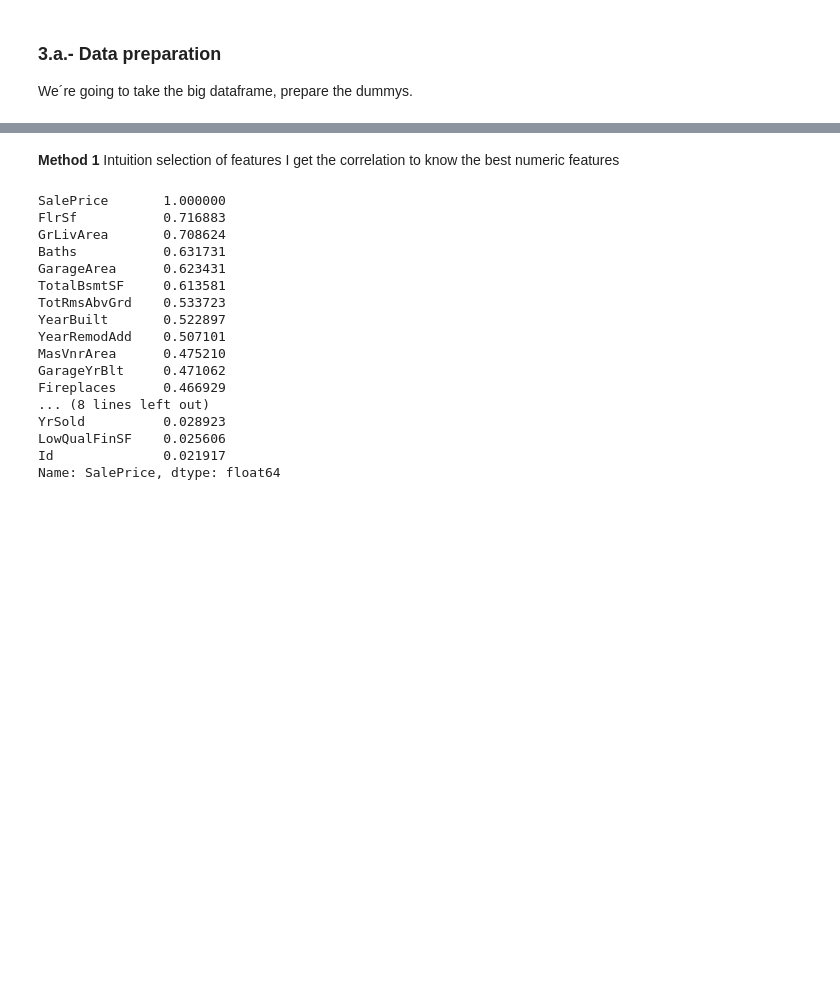
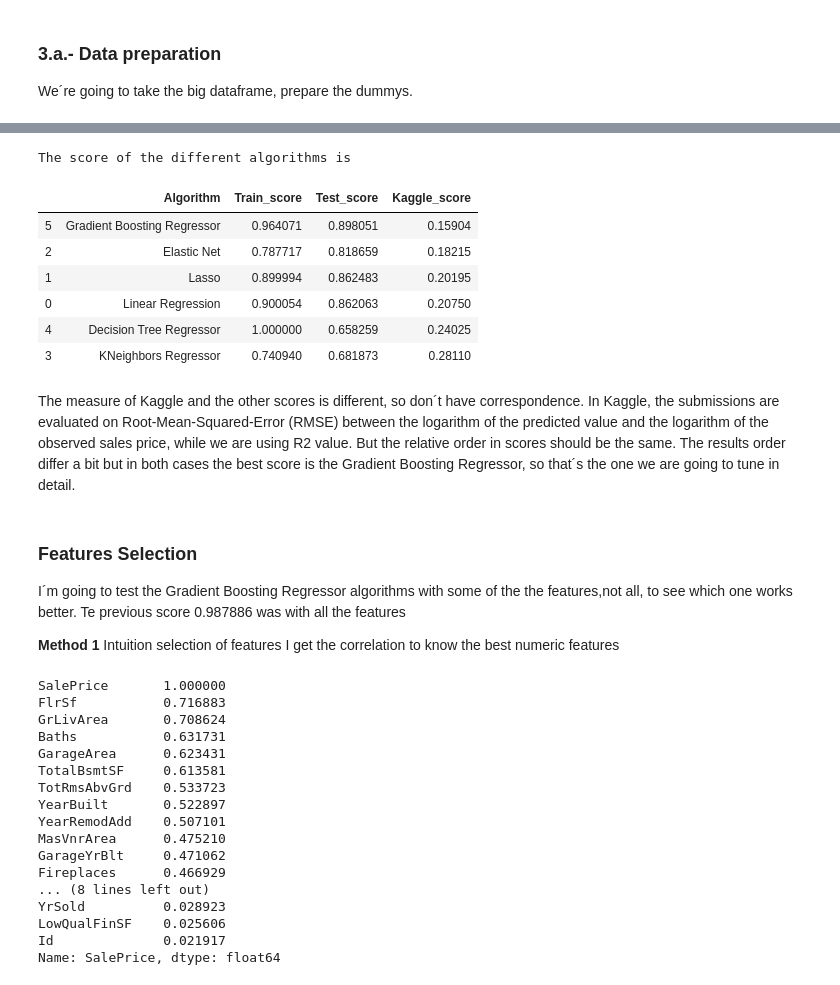
Before and after one commit to canceleiro/House-Prizes, a Jupyter notebook: House_prizes.ipynb, the cells around one changed output, grey strips where cells are left out. Drawn from its saved outputs; the diff is of its cells as text; code cells hidden in the pictures; blank space fills up the shorter version.

Commit message:
ADDED FEATURES SELECTION AND REMOVE OUTLIERS

```diff
--- a/House_prizes.ipynb
+++ b/House_prizes.ipynb
@@ -484,0 +501,38 @@ df_train.shape, df_test.shape
+# %%
+def test_model(alg,file):
+    train_score = 0
+    test_score = 0
+    clf = alg
+    clf.fit(X_train, y_train)
+    y_pred = clf.predict(X_test)
+    y_K = clf.predict(X_K)
+    train_score = clf.score(X_train, y_train)
+    test_score = clf.score(X_test, y_test)
+    output = pd.DataFrame({'Id': X_K.Id,'SalePrice': y_K})
+    output.to_csv(file, index=False)
+
+    return train_score, test_score
+# %%
+#Test Linear Regression, create df of scores and its score
+model = test_model(LinearRegression(),'Kaggle/00_Linear_Regression.csv')
+scores = pd.DataFrame({'Algorithm': 'Linear Regression', 'Train_score': [model[0]], 'Test_score': [model[1]]},columns = ['Algorithm','Train_score','Test_score'])
+
+#Test Lasso, create add score to df
+model =test_model(Lasso(),'Kaggle/01_Lasso.csv')
+scores = scores.append({'Algorithm' : 'Lasso' , 'Train_score' : model[0], 'Test_score' : model[1]} , ignore_index=True)
+
+#Test Elastic Net, create add score to df
+model =test_model(ElasticNet(),'Kaggle/02_Elastic_Net.csv')
+scores = scores.append({'Algorithm' : 'Elastic Net' , 'Train_score' : model[0], 'Test_score' : model[1]} , ignore_index=True)
+
+#Test KNeighborsRegressor(), create add score to df
+model =test_model(KNeighborsRegressor(),'Kaggle/03_KNeighbors_Regressor.csv')
+scores = scores.append({'Algorithm' :'KNeighbors Regressor' , 'Train_score' : model[0], 'Test_score' : model[1]} , ignore_index=True)
+
+#Test DecisionTreeRegressor(), create add score to df
+model =test_model(DecisionTreeRegressor(),'Kaggle/04_Decision_Tree_Regressor.csv')
+scores = scores.append({'Algorithm' : 'Decision Tree Regressor' , 'Train_score' : model[0], 'Test_score' : model[1]} , ignore_index=True)
+
+#Test GradientBoostingRegressor(), create add score to df
+model =test_model(GradientBoostingRegressor(),'Kaggle/05_Gradient_Boosting_Regressor.csv')
+scores = scores.append({'Algorithm' : 'Gradient Boosting Regressor' , 'Train_score' : model[0], 'Test_score' : model[1]} , ignore_index=True)
@@ -485,4 +543,26 @@ df_train.shape, df_test.shape
+# %%
+K_scores = [0.20750, 0.20195, 0.18215, 0.28110, 0.24025,0.15904]
+
+scores['Kaggle_score'] = K_scores
+# %%
+print("The score of the different algorithms is")
+scores.sort_values(by ='Kaggle_score', ascending = True)
+# %% [output]
+The score of the different algorithms is
+|  | Algorithm | Train_score | Test_score | Kaggle_score |
+| 5 | Gradient Boosting Regressor | 0.964071 | 0.898051 | 0.15904 |
+| 2 | Elastic Net | 0.787717 | 0.818659 | 0.18215 |
+| 1 | Lasso | 0.899994 | 0.862483 | 0.20195 |
+| 0 | Linear Regression | 0.900054 | 0.862063 | 0.20750 |
+| 4 | Decision Tree Regressor | 1.000000 | 0.658259 | 0.24025 |
+| 3 | KNeighbors Regressor | 0.740940 | 0.681873 | 0.28110 |
+# %% [markdown]
+The measure of Kaggle and the other scores is different, so don´t have correspondence. In Kaggle, the submissions are evaluated on Root-Mean-Squared-Error (RMSE) between the logarithm of the predicted value and the logarithm of the observed sales price, while we are using R2 value. But the relative order in scores should be the same.
+The results order differ a bit but in both cases the best score is the Gradient Boosting Regressor, so that´s the one we are going to tune in detail.
 # %% [markdown]
+### Features Selection
+I´m going to test the Gradient Boosting Regressor algorithms with some of the the features,not all, to see which one works better. Te previous score 0.987886 was with all the features
+
 **Method 1** Intuition selection of features
 I get the correlation to know the best numeric features
 # %%
```
Also changed, not shown: parts of 31 cells of this notebook.
